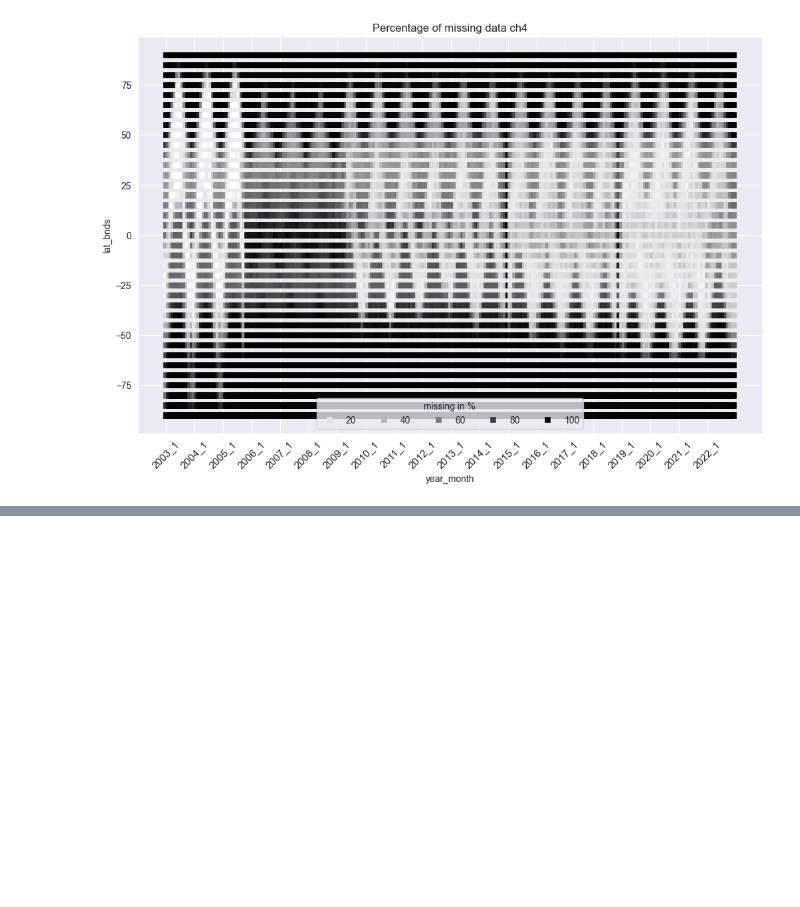
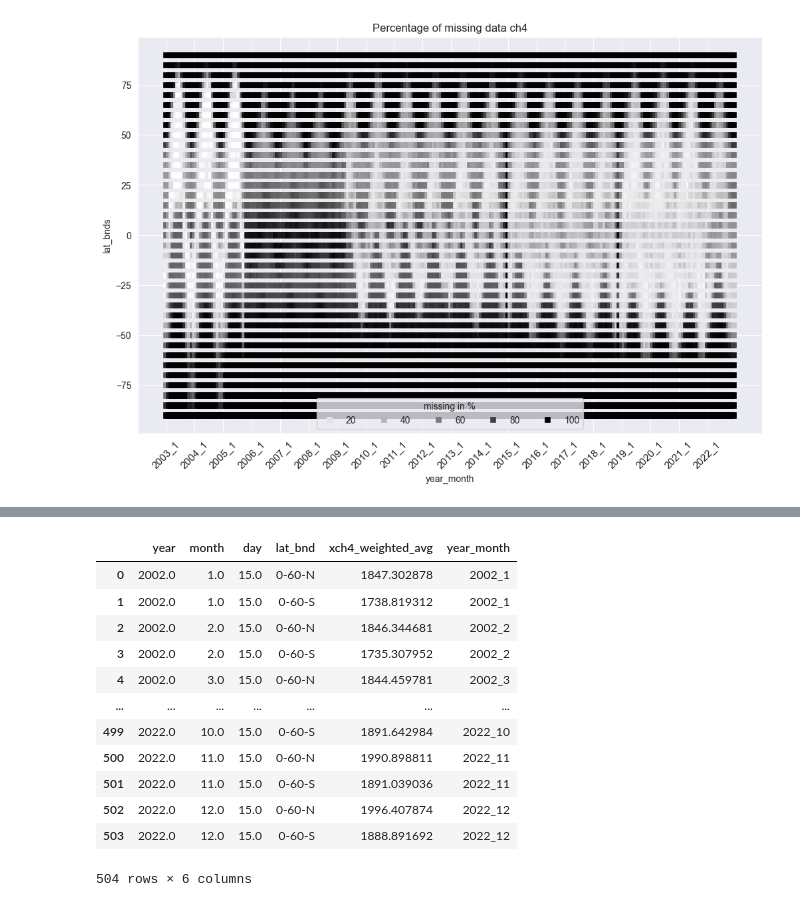
Before and after one commit to climate-resource/EO-vs-CMIP-GHG-forcings-comparison, a Jupyter notebook: tutorials/getting-started_ch4.ipynb, the cells around one changed output, grey strips where cells are left out. Drawn from its saved outputs; the diff is of its cells as text; code cells hidden in the pictures; blank space fills up the shorter version.

```diff
--- a/tutorials/getting-started_ch4.ipynb
+++ b/tutorials/getting-started_ch4.ipynb
@@ -213,2 +223,18 @@ df_obs4mips_new_grid
+# %%
+df_cmip7_new_grid.head()
+# %% [output]
+|  | year | month | day | lat_bnd | xch4_weighted_avg | year_month |
+| 0 | 2002.0 | 1.0 | 15.0 | 0-60-N | 1847.302878 | 2002_1 |
+| 1 | 2002.0 | 1.0 | 15.0 | 0-60-S | 1738.819312 | 2002_1 |
+| 2 | 2002.0 | 2.0 | 15.0 | 0-60-N | 1846.344681 | 2002_2 |
+| 3 | 2002.0 | 2.0 | 15.0 | 0-60-S | 1735.307952 | 2002_2 |
+| 4 | 2002.0 | 3.0 | 15.0 | 0-60-N | 1844.459781 | 2002_3 |
+| ... | ... | ... | ... | ... | ... | ... |
+| 499 | 2022.0 | 10.0 | 15.0 | 0-60-S | 1891.642984 | 2022_10 |
+| 500 | 2022.0 | 11.0 | 15.0 | 0-60-N | 1990.898811 | 2022_11 |
+| 501 | 2022.0 | 11.0 | 15.0 | 0-60-S | 1891.039036 | 2022_11 |
+| 502 | 2022.0 | 12.0 | 15.0 | 0-60-N | 1996.407874 | 2022_12 |
+| 503 | 2022.0 | 12.0 | 15.0 | 0-60-S | 1888.891692 | 2022_12 |
+504 rows × 6 columns
 # %%
 df_obs4mips_new_grid["year_month"] = df_obs4mips_new_grid["year"].astype(int).astype(str)+"_"+df_obs4mips_new_grid["month"].astype(int).astype(str)
```
Also changed, not shown: parts of 2 cells of this notebook, 3 other files.
